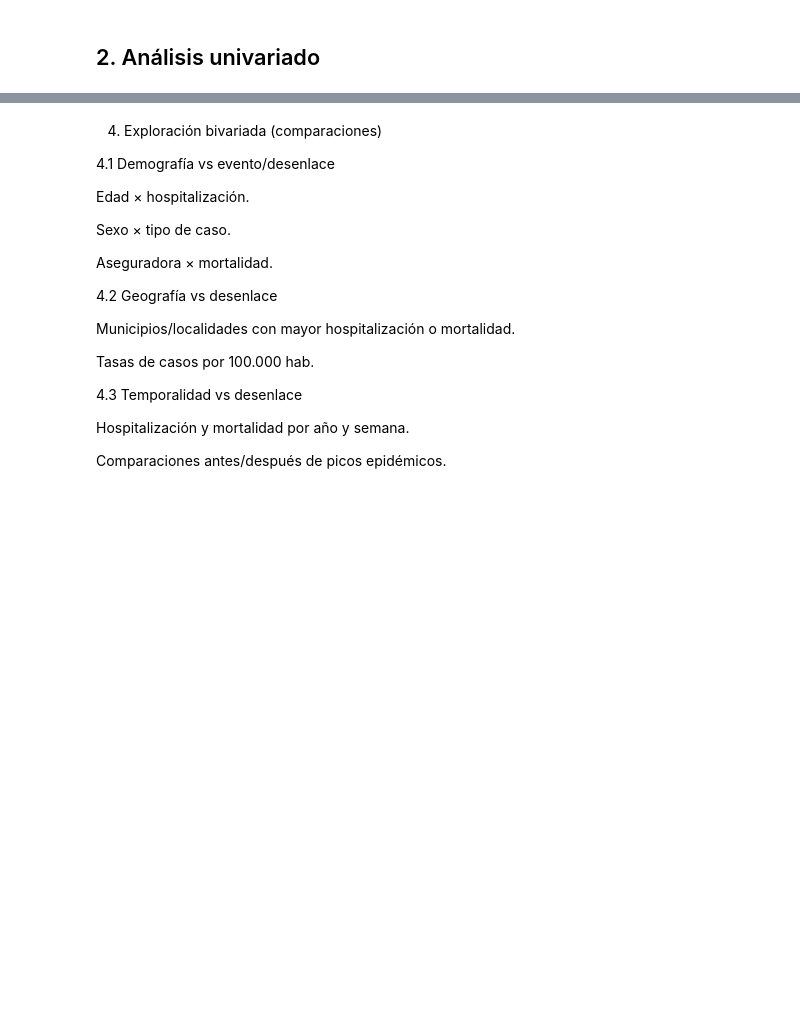
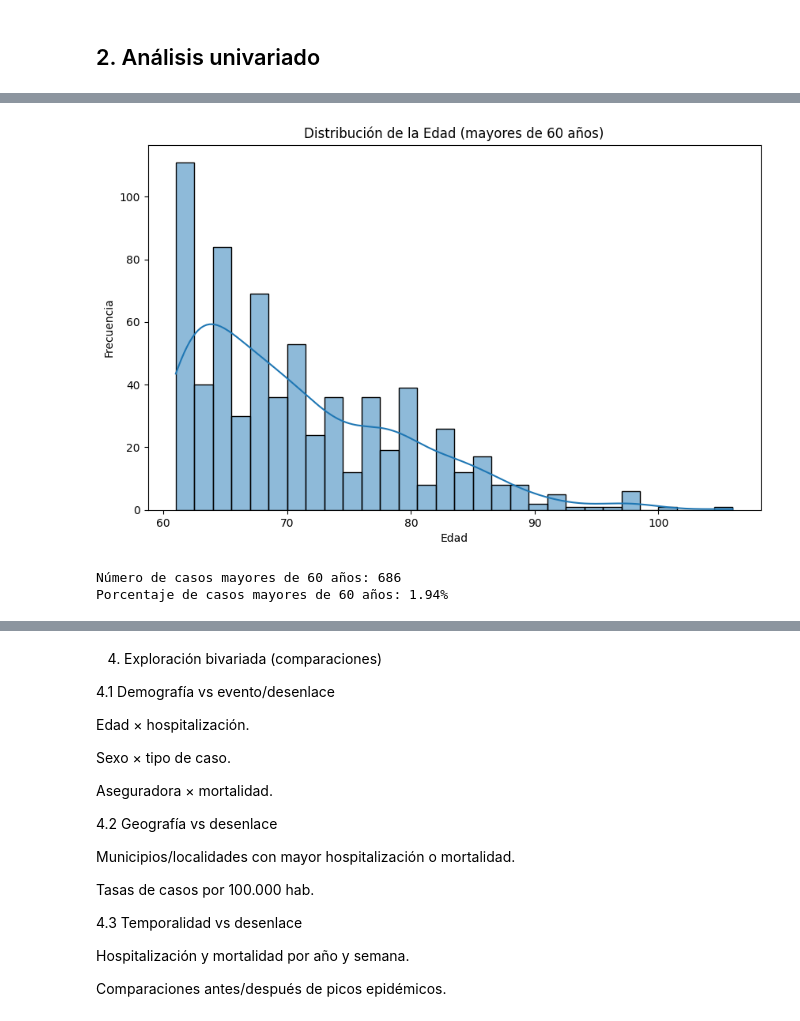
Before and after one commit to Darally06/Dengue_caracterization, a Jupyter notebook: atl.ipynb, the cells around one changed output, grey strips where cells are left out. Cells and saved outputs as stored; diff of their text form; code cells hidden in the pictures; blank space fills up the shorter version.

```diff
--- a/atl.ipynb
+++ b/atl.ipynb
@@ -14,0 +200,18 @@ Distribución de diferencia de días (síntoma → consulta → notificación).
+# %%
+grupo_mayores_60 = df[df['edad_uni'] > 60]
+plt.figure(figsize=(10, 6))
+sns.histplot(grupo_mayores_60['edad_uni'], bins=30, kde=True)
+plt.title('Distribución de la Edad (mayores de 60 años)')
+plt.xlabel('Edad')
+plt.ylabel('Frecuencia')
+plt.show()
+# %% [output]
+[figure, added]
+# %%
+grupo_mayores_60.shape[0]
+prop = (grupo_mayores_60.shape[0] / df.shape[0]) * 100
+print(f"Número de casos mayores de 60 años: {grupo_mayores_60.shape[0]}")
+print(f"Porcentaje de casos mayores de 60 años: {prop:.2f}%")
+# %% [output]
+Número de casos mayores de 60 años: 686
+Porcentaje de casos mayores de 60 años: 1.94%
```
Also changed, not shown: parts of 19 cells of this notebook, 1 other file.
